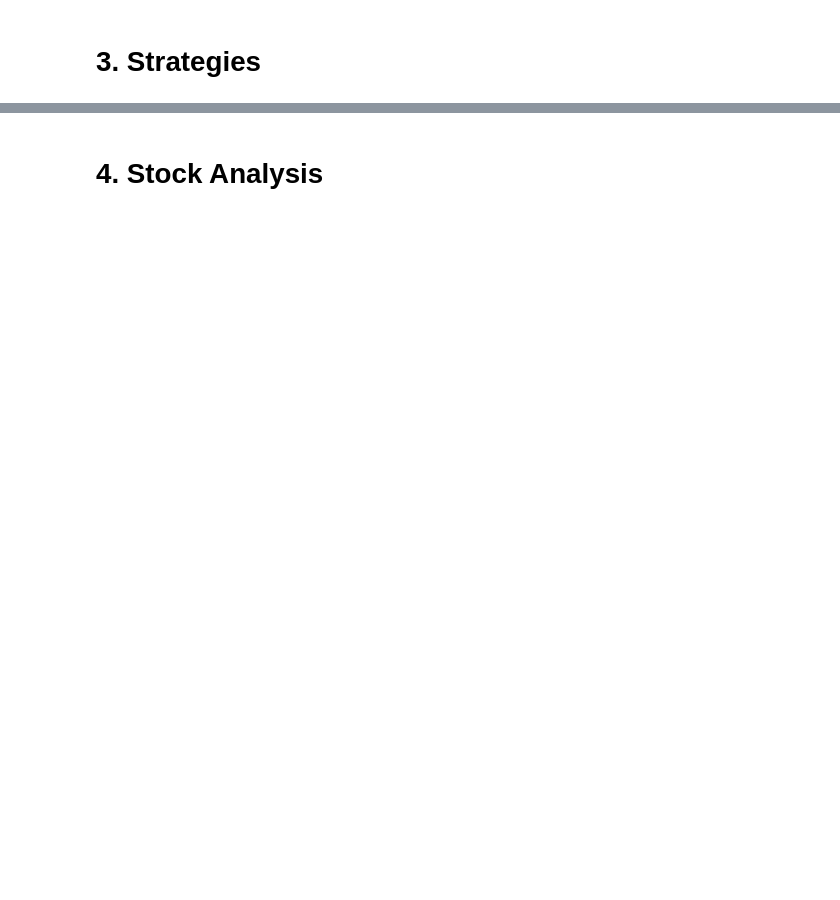
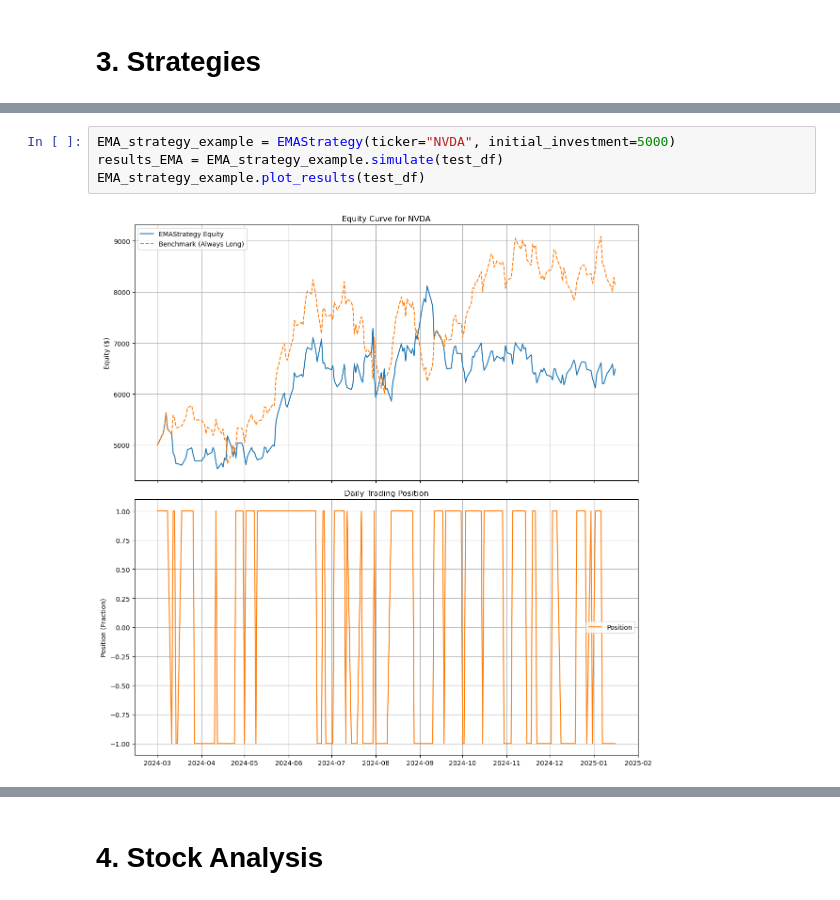
Before and after one commit to MuL1ian/QF2013A, a Jupyter notebook: visualizes.ipynb, the cells around one changed output, grey strips where cells are left out. Cells and saved outputs as stored; diff of their text form; blank space fills up the shorter version.

```diff
--- a/visualizes.ipynb
+++ b/visualizes.ipynb
@@ -343,0 +76,6 @@ strategy_classes = {
+# %%
+EMA_strategy_example = EMAStrategy(ticker="NVDA", initial_investment=5000)
+results_EMA = EMA_strategy_example.simulate(test_df)
+EMA_strategy_example.plot_results(test_df)
+# %% [output]
+[figure, added]
```
Also changed, not shown: parts of 30 cells of this notebook, 4 other files.
